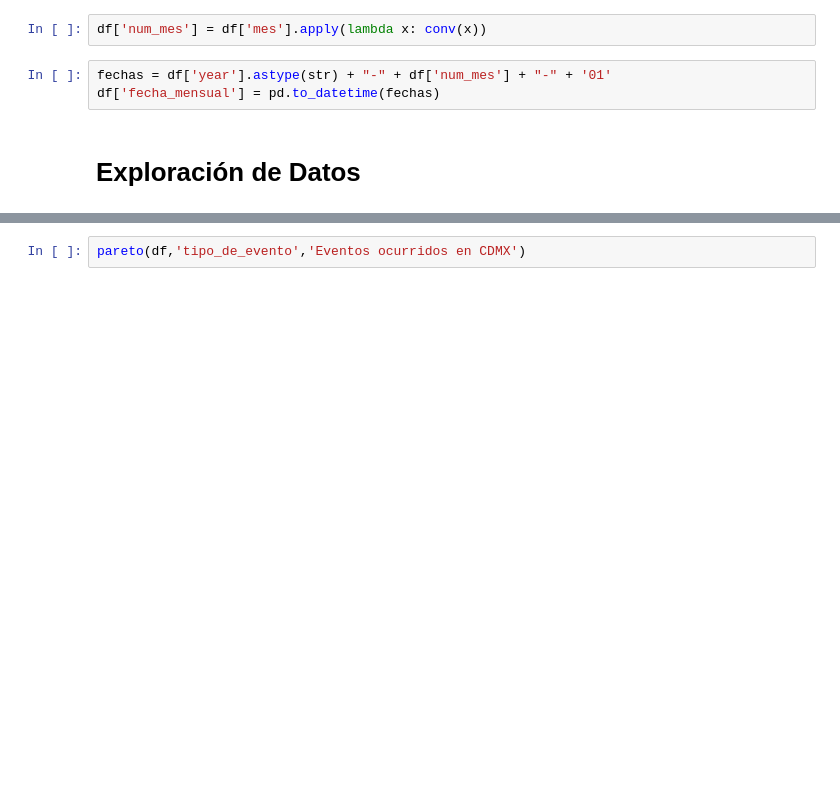
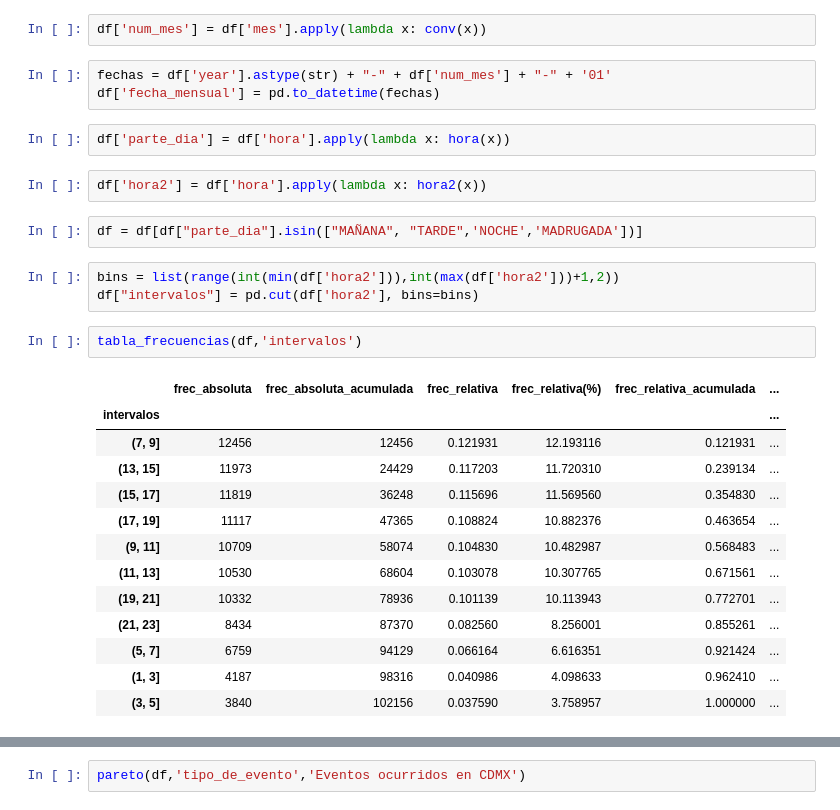
Before and after one commit to RiemanNClav/Hechos-de-Transito-registrados-por-la-SSC, a Jupyter notebook: Hechos de Transito.ipynb, the cells around one changed output, grey strips where cells are left out. Saved outputs shown, nothing was run; the diff lists cells and outputs as text; blank space fills up the shorter version.

```diff
--- a/Hechos de Transito.ipynb
+++ b/Hechos de Transito.ipynb
@@ -116,5 +192,28 @@ df['num_mes'] = df['mes'].apply(lambda x: conv(x))
 # %%
 fechas = df['year'].astype(str) + "-" + df['num_mes'] + "-" + '01'
 df['fecha_mensual'] = pd.to_datetime(fechas)
-# %% [markdown]
-# Exploración de Datos
+# %%
+df['parte_dia'] = df['hora'].apply(lambda x: hora(x))
+# %%
+df['hora2'] = df['hora'].apply(lambda x: hora2(x))
+# %%
+df = df[df["parte_dia"].isin(["MAÑANA", "TARDE",'NOCHE','MADRUGADA'])]
+# %%
+bins = list(range(int(min(df['hora2'])),int(max(df['hora2']))+1,2))
+df["intervalos"] = pd.cut(df['hora2'], bins=bins)
+# %%
+tabla_frecuencias(df,'intervalos')
+# %% [output]
+|  | frec_absoluta | frec_absoluta_acumulada | frec_relativa | frec_relativa(%) | frec_relativa_acumulada | ... |
+| intervalos |  |  |  |  |  | ... |
+| (7, 9] | 12456 | 12456 | 0.121931 | 12.193116 | 0.121931 | ... |
+| (13, 15] | 11973 | 24429 | 0.117203 | 11.720310 | 0.239134 | ... |
+| (15, 17] | 11819 | 36248 | 0.115696 | 11.569560 | 0.354830 | ... |
+| (17, 19] | 11117 | 47365 | 0.108824 | 10.882376 | 0.463654 | ... |
+| (9, 11] | 10709 | 58074 | 0.104830 | 10.482987 | 0.568483 | ... |
+| (11, 13] | 10530 | 68604 | 0.103078 | 10.307765 | 0.671561 | ... |
+| (19, 21] | 10332 | 78936 | 0.101139 | 10.113943 | 0.772701 | ... |
+| (21, 23] | 8434 | 87370 | 0.082560 | 8.256001 | 0.855261 | ... |
+| (5, 7] | 6759 | 94129 | 0.066164 | 6.616351 | 0.921424 | ... |
+| (1, 3] | 4187 | 98316 | 0.040986 | 4.098633 | 0.962410 | ... |
+| (3, 5] | 3840 | 102156 | 0.037590 | 3.758957 | 1.000000 | ... |
```
Also changed, not shown: parts of 34 cells of this notebook, 1 other file.
